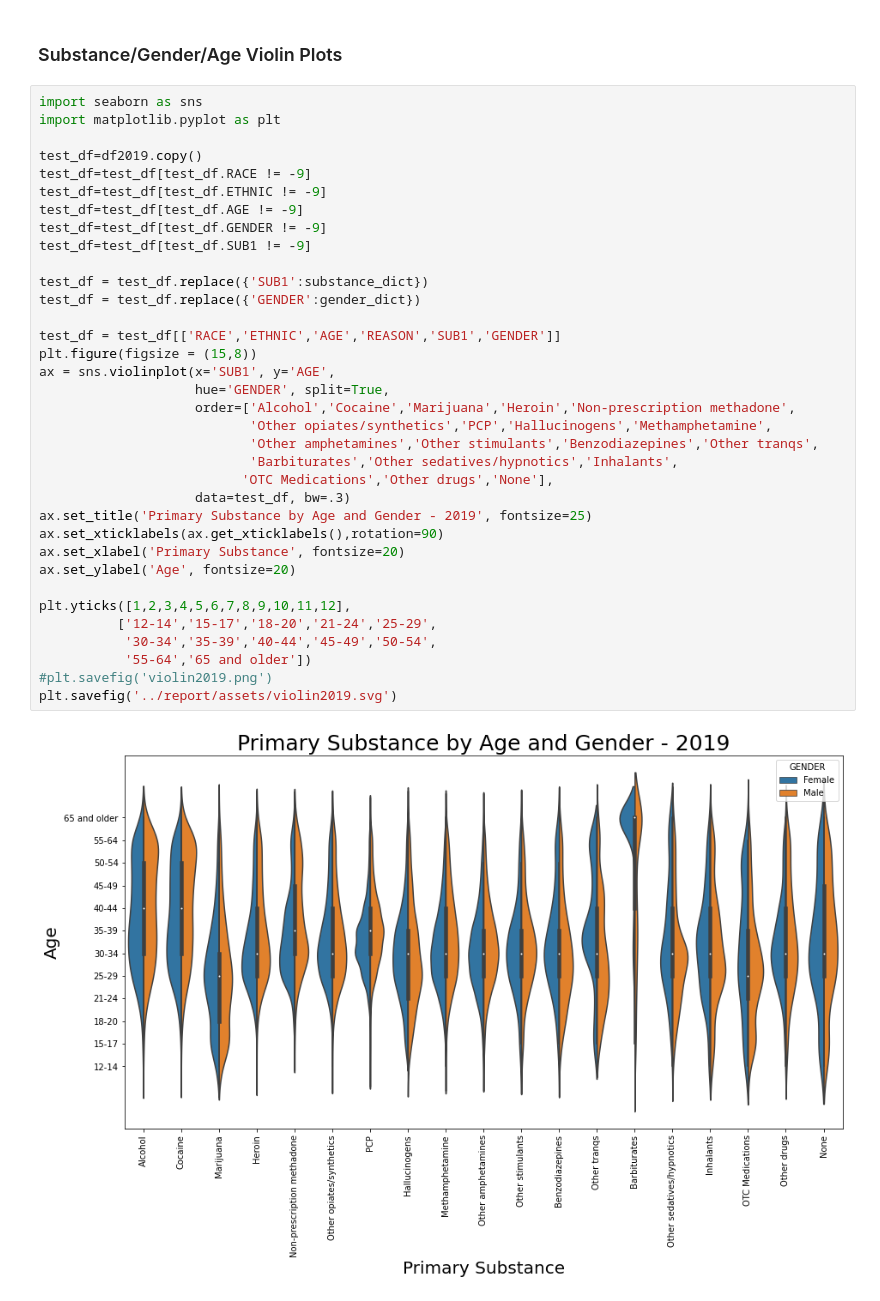
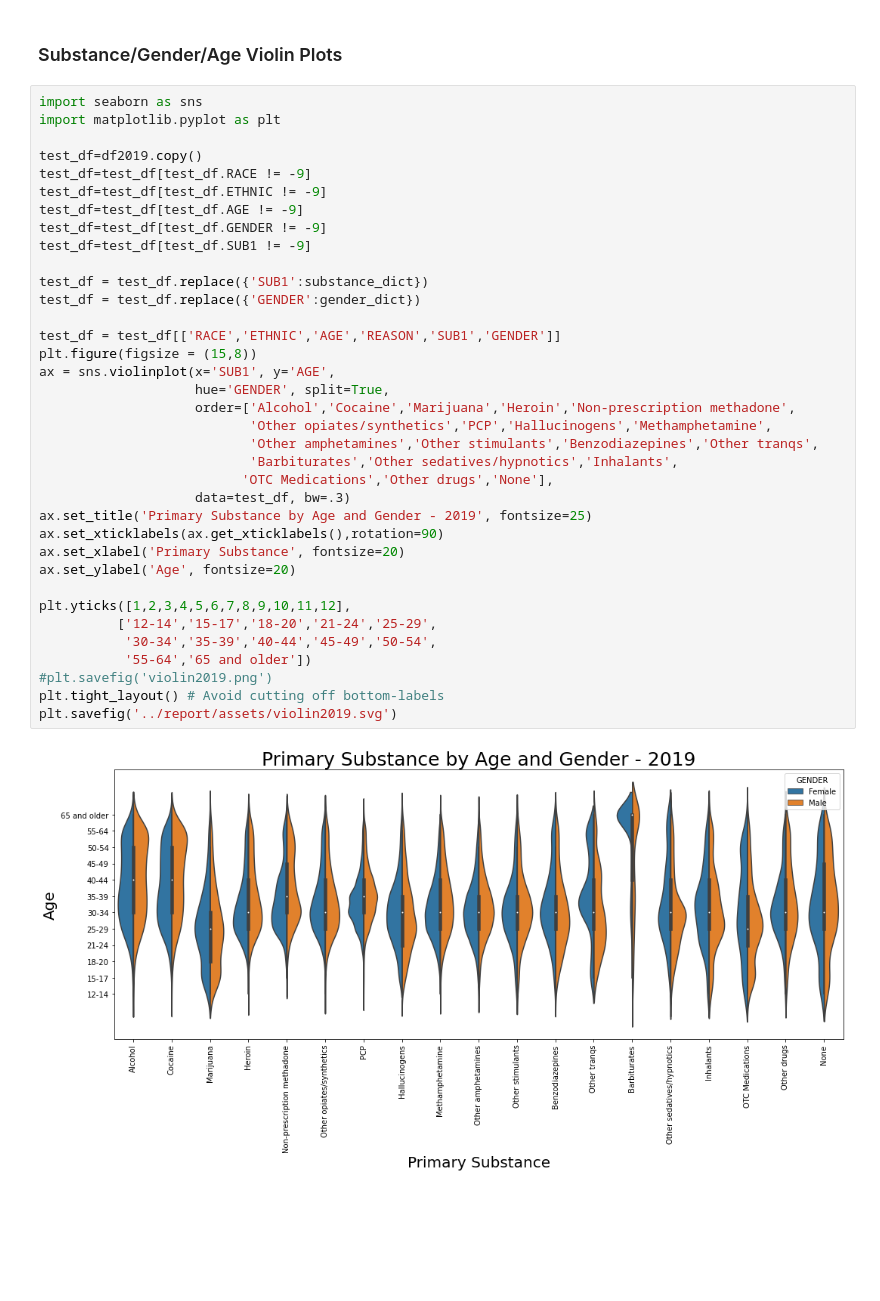
Before and after one commit to ricky-wong/siads697-project, a Jupyter notebook: notebooks/Visual_Testing.ipynb, the cells around one changed output. Drawn from its saved outputs; the diff is of its cells as text; blank space fills up the shorter version.

Commit message:
Add tooltip to completion, unclip labels in Visual_Testing

```diff
--- a/notebooks/Visual_Testing.ipynb
+++ b/notebooks/Visual_Testing.ipynb
@@ -384,34 +384,35 @@ test_df=test_df[test_df.RACE != -9]
 test_df=test_df[test_df.ETHNIC != -9]
 test_df=test_df[test_df.AGE != -9]
 test_df=test_df[test_df.GENDER != -9]
 test_df=test_df[test_df.SUB1 != -9]
 
 test_df = test_df.replace({'SUB1':substance_dict})
 test_df = test_df.replace({'GENDER':gender_dict})
 
 test_df = test_df[['RACE','ETHNIC','AGE','REASON','SUB1','GENDER']]
 plt.figure(figsize = (15,8))
 ax = sns.violinplot(x='SUB1', y='AGE',
                     hue='GENDER', split=True,
                     order=['Alcohol','Cocaine','Marijuana','Heroin','Non-prescription methadone',
                            'Other opiates/synthetics','PCP','Hallucinogens','Methamphetamine',
                            'Other amphetamines','Other stimulants','Benzodiazepines','Other tranqs',
                            'Barbiturates','Other sedatives/hypnotics','Inhalants',
                           'OTC Medications','Other drugs','None'],
                     data=test_df, bw=.3)
 ax.set_title('Primary Substance by Age and Gender - 2019', fontsize=25)
 ax.set_xticklabels(ax.get_xticklabels(),rotation=90)
 ax.set_xlabel('Primary Substance', fontsize=20)
 ax.set_ylabel('Age', fontsize=20)
 
 plt.yticks([1,2,3,4,5,6,7,8,9,10,11,12],
           ['12-14','15-17','18-20','21-24','25-29',
            '30-34','35-39','40-44','45-49','50-54',
            '55-64','65 and older'])
 #plt.savefig('violin2019.png')
+plt.tight_layout() # Avoid cutting off bottom-labels
 plt.savefig('../report/assets/violin2019.svg')
 # %% [output]
-[figure, old version]
+[figure, new version]
 # %%
 violin_2018 = df2018.copy()
 violin_2018 = violin_2018[violin_2018.SUB1 != -9]
```
Also changed, not shown: parts of 6 cells of this notebook, 10 other files.
